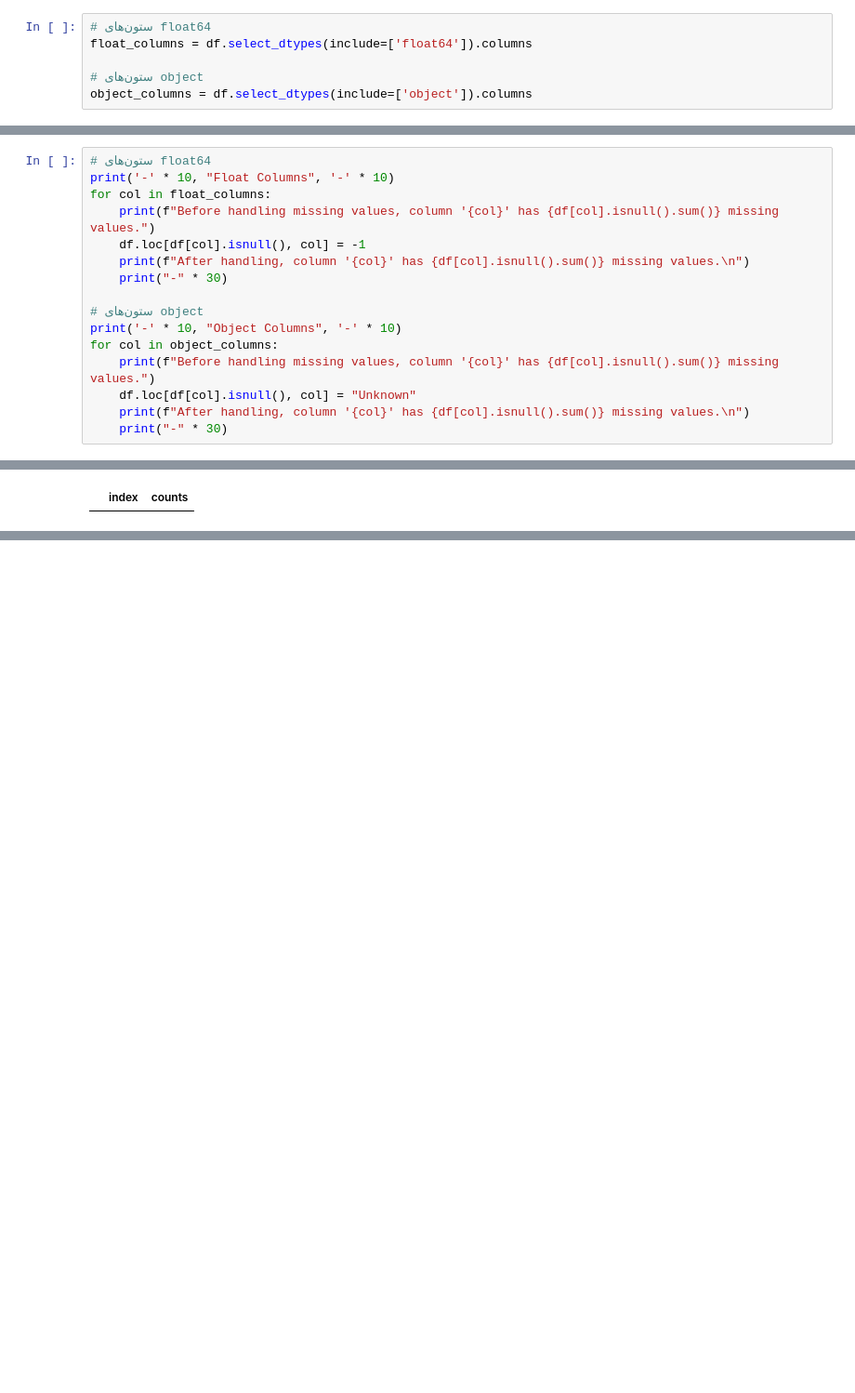
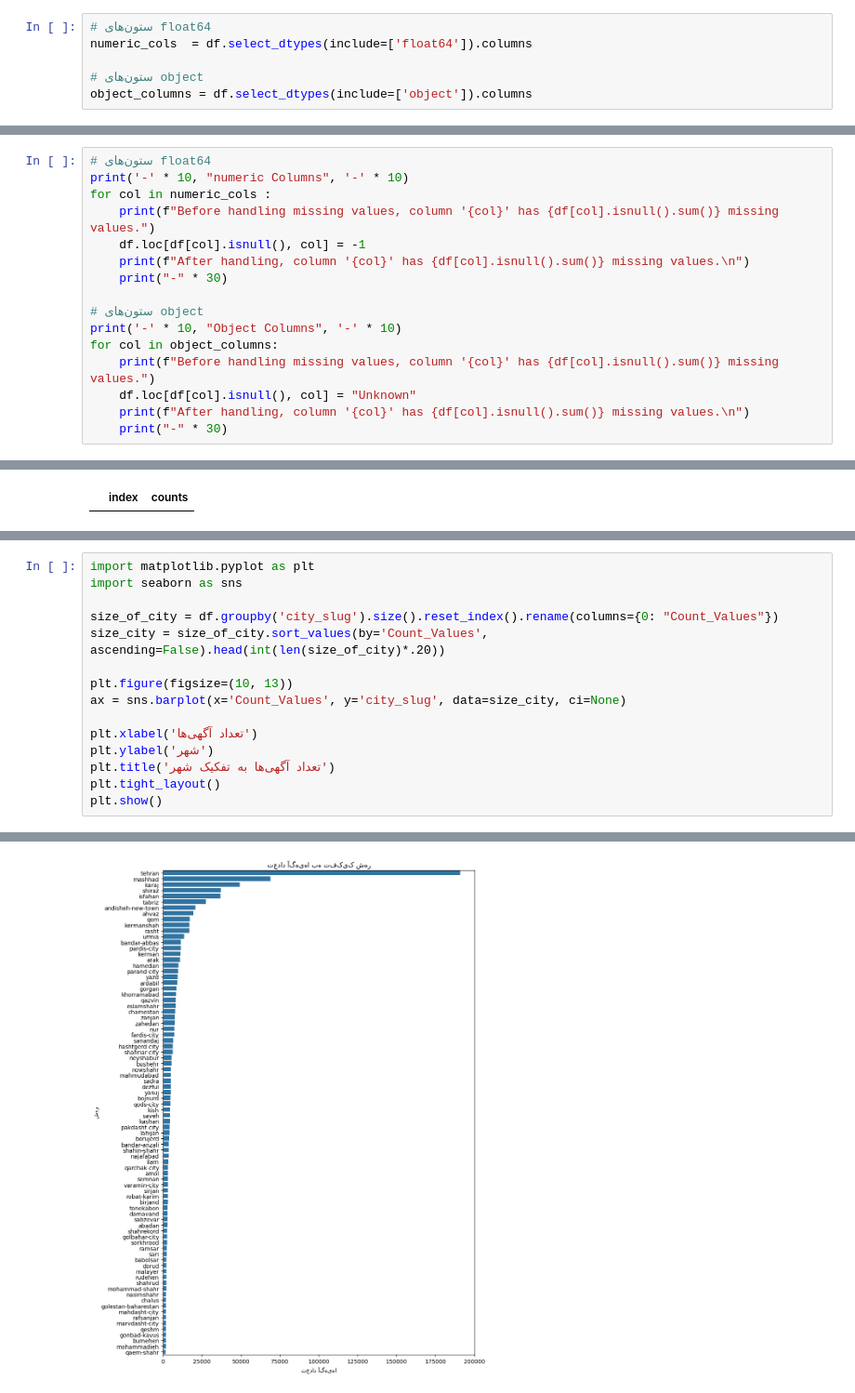
Before and after one commit to sajjadesmaili/divar-analysis, a Jupyter notebook: src/eda.ipynb, the cells around one changed output, grey strips where cells are left out. Shown: that part at 93% size. Saved outputs shown, nothing was run; the diff lists cells and outputs as text; blank space fills up the shorter version.

```diff
--- a/src/eda.ipynb
+++ b/src/eda.ipynb
@@ -52,7 +54,7 @@ dtypes: float64(18), object(42)
 memory usage: 457.8+ MB
 # %%
 # ستون‌های float64
-float_columns = df.select_dtypes(include=['float64']).columns
+numeric_cols  = df.select_dtypes(include=['float64']).columns
 
 # ستون‌های object
 object_columns = df.select_dtypes(include=['object']).columns
@@ -226,8 +228,8 @@ print(df["transformable_credit"].unique())
 [-1.00e+00  7.50e+08  9.50e+08 ...  3.10e+10  3.77e+08  2.68e+08]
 # %%
 # ستون‌های float64
-print('-' * 10, "Float Columns", '-' * 10)
-for col in float_columns:
+print('-' * 10, "numeric Columns", '-' * 10)
+for col in numeric_cols :
     print(f"Before handling missing values, column '{col}' has {df[col].isnull().sum()} missing values.")
     df.loc[df[col].isnull(), col] = -1
     print(f"After handling, column '{col}' has {df[col].isnull().sum()} missing values.\n")
@@ -280,0 +423,16 @@ df
+# %%
+import matplotlib.pyplot as plt
+import seaborn as sns
+
+size_of_city = df.groupby('city_slug').size().reset_index().rename(columns={0: "Count_Values"})
+size_city = size_of_city.sort_values(by='Count_Values', ascending=False).head(int(len(size_of_city)*.20))
+
+plt.figure(figsize=(10, 13))
+ax = sns.barplot(x='Count_Values', y='city_slug', data=size_city, ci=None)
+
+plt.xlabel('تعداد آگهی‌ها')
+plt.ylabel('شهر')
+plt.title('تعداد آگهی‌ها به تفکیک شهر')
+plt.tight_layout()
+plt.show()
+# %% [output]
@@ -280,0 +440 @@ df
+[figure, added]
```
Also changed, not shown: parts of 34 cells of this notebook.
